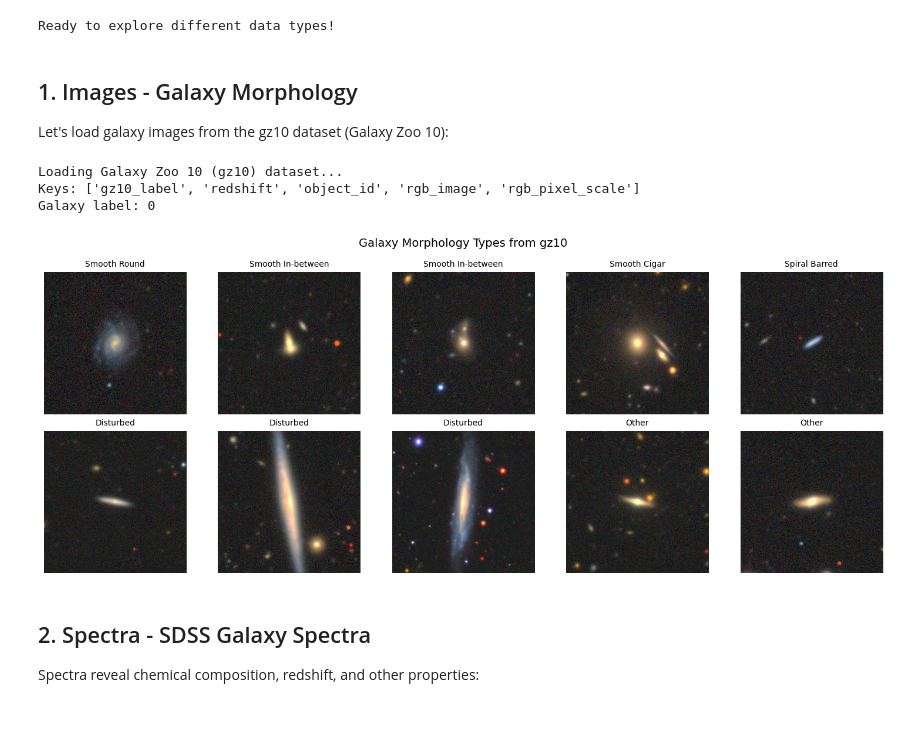
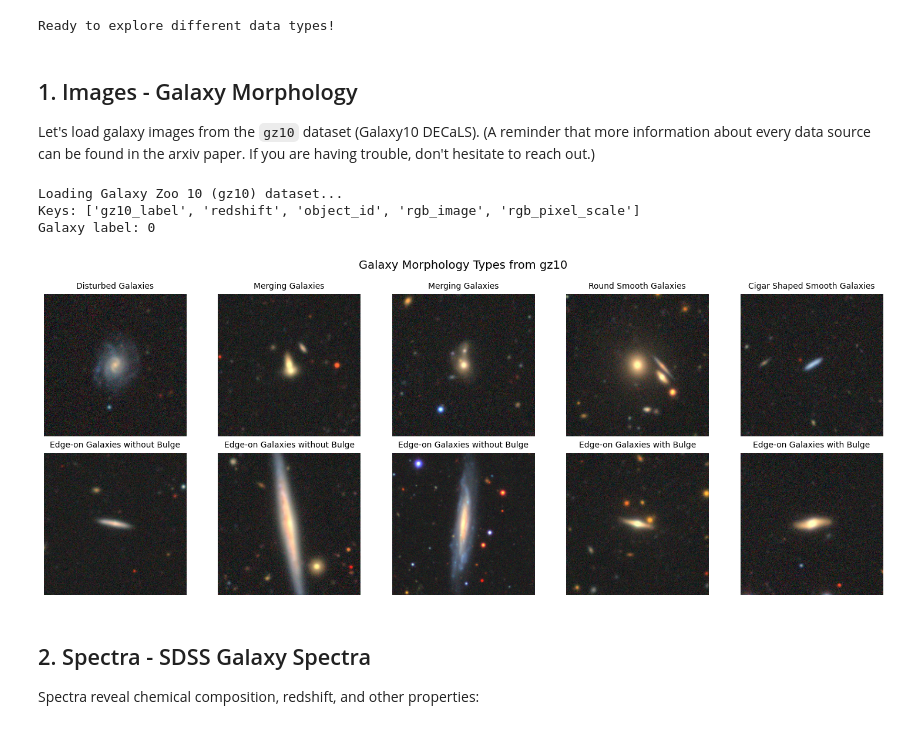
Before and after one commit to joshspeagle/ast424-2025, a Jupyter notebook: tutorials/02_data_types.ipynb, the cells around one changed output. Saved outputs shown, nothing was run; the diff lists cells and outputs as text; code cells hidden in the pictures.

```diff
--- a/tutorials/02_data_types.ipynb
+++ b/tutorials/02_data_types.ipynb
@@ -34,7 +31,7 @@ Ready to explore different data types!
 # %% [markdown]
 ## 1. Images - Galaxy Morphology
 
-Let's load galaxy images from the gz10 dataset (Galaxy Zoo 10):
+Let's load galaxy images from the `gz10` dataset (Galaxy10 DECaLS). (A reminder that more information about every data source can be found in the arxiv paper. If you are having trouble, don't hesitate to reach out.)
 # %%
 # Load Galaxy Zoo 10 dataset
 print('Loading Galaxy Zoo 10 (gz10) dataset...')
@@ -56,37 +53,45 @@ Galaxy label: 0
 # Display multiple galaxy types
 fig, axes = plt.subplots(2, 5, figsize=(15, 6))
 axes = axes.flatten()
 
 # Galaxy class names from Galaxy Zoo
+# See: https://astronn.readthedocs.io/en/latest/galaxy10.html
 class_names = [
-    'Smooth Round', 'Smooth In-between', 'Smooth Cigar',
-    'Edge-on Disk', 'Spiral Barred', 'Spiral Not Barred',
-    'Irregular', 'Merger', 'Disturbed', 'Other'
+    'Disturbed Galaxies',
+    'Merging Galaxies',
+    'Round Smooth Galaxies',
+    'In-between Round Smooth Galaxies',
+    'Cigar Shaped Smooth Galaxies',
+    'Barred Spiral Galaxies',
+    'Unbarred Tight Spiral Galaxies',
+    'Unbarred Loose Spiral Galaxies',
+    'Edge-on Galaxies without Bulge',
+    'Edge-on Galaxies with Bulge'
 ]
 
 # Load 10 galaxies
 galaxy_iter = iter(galaxy_data)
 for i in range(10):
     galaxy = next(galaxy_iter)
 
     # The image is stored as 'rgb_image' in gz10
     image = galaxy['rgb_image']
     label = galaxy['gz10_label']
 
     # Convert PIL image to numpy if needed
     if hasattr(image, 'convert'):
         image = np.array(image)
 
     # Display image
     axes[i].imshow(image)
     axes[i].set_title(f'{class_names[label]}', fontsize=10)
     axes[i].axis('off')
 
 plt.suptitle('Galaxy Morphology Types from gz10', fontsize=14)
 plt.tight_layout()
 plt.show()
 # %% [output]
-[figure, old version]
+[figure, new version]
 # %% [markdown]
 ## 2. Spectra - SDSS Galaxy Spectra
 
```
Also changed, not shown: parts of 3 cells of this notebook, 18 other files.
